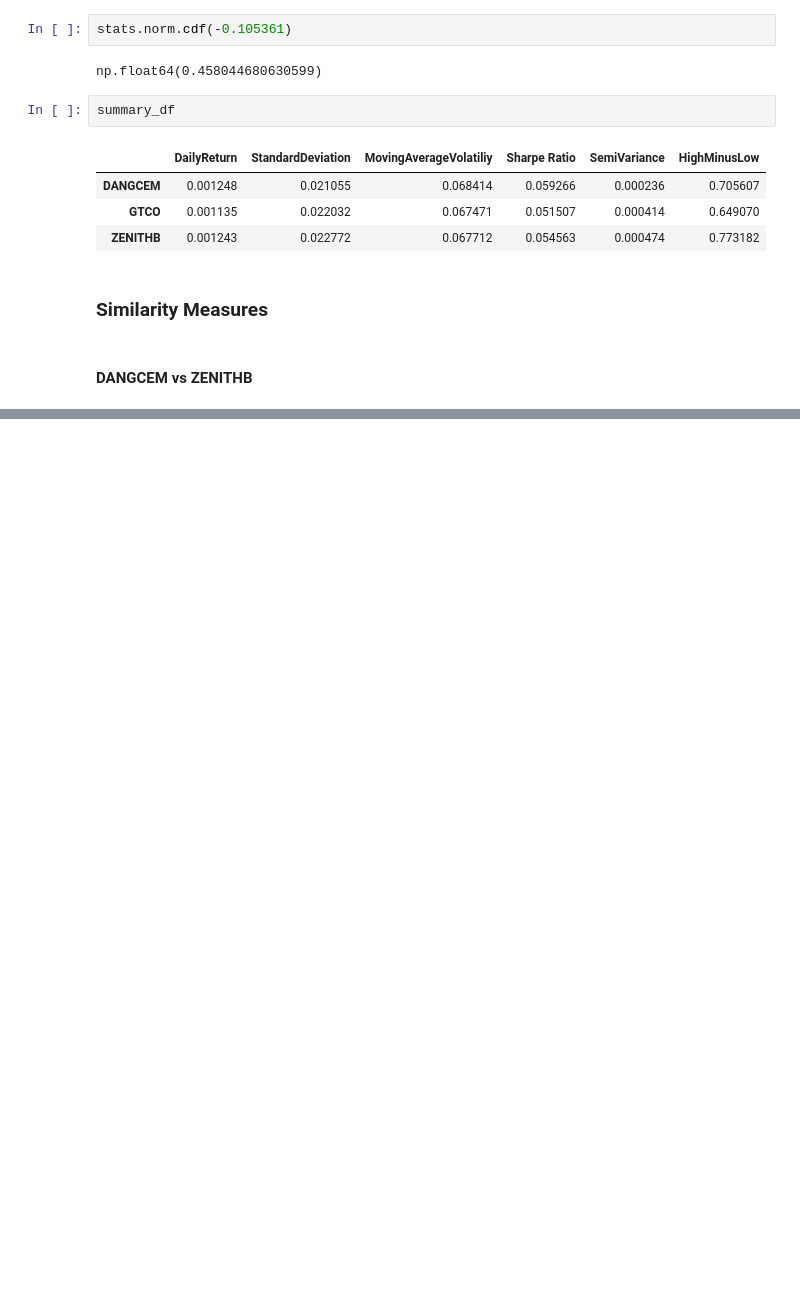
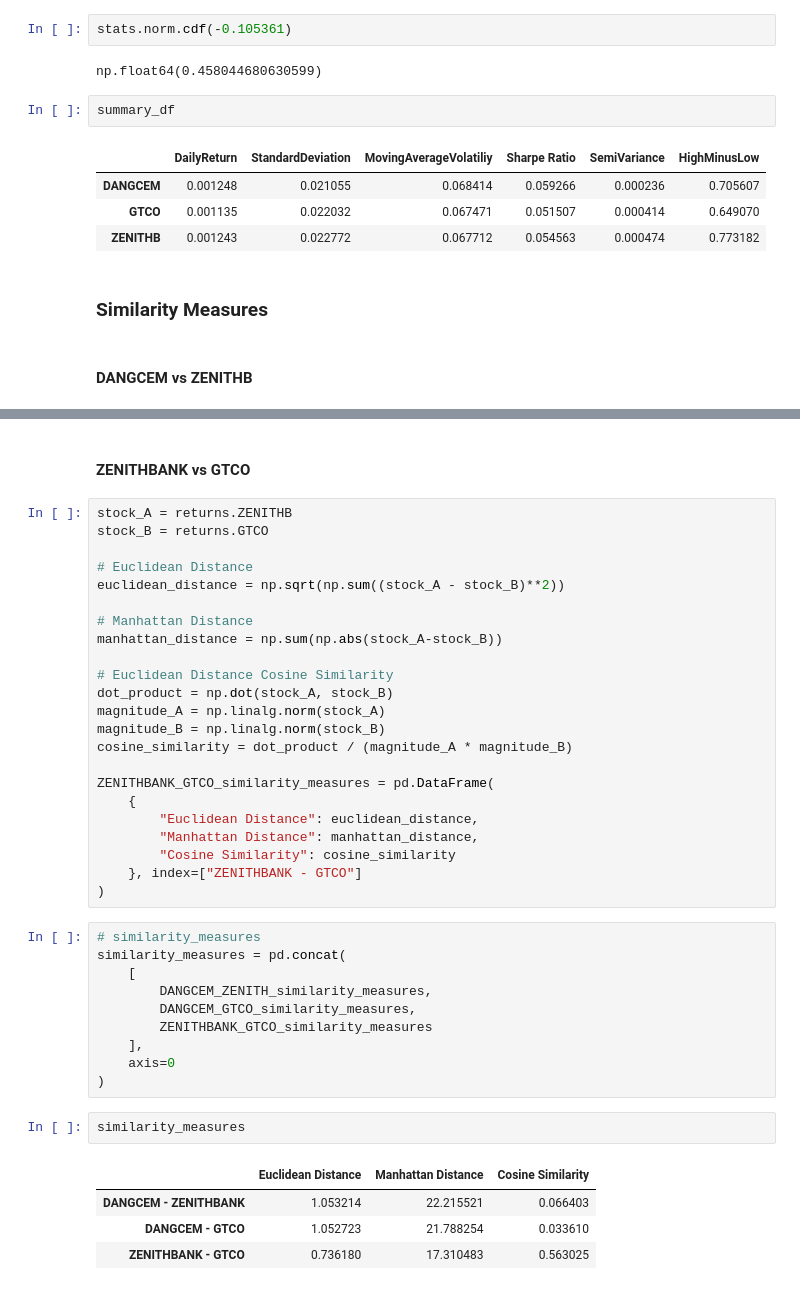
Before and after one commit to emycodesanalytics/finance-data-projects, a Jupyter notebook: 01-equities-performance-analysis/notebooks/equities_performance_analysis.ipynb, the cells around one changed output, grey strips where cells are left out. Drawn from its saved outputs; the diff is of its cells as text; blank space fills up the shorter version.

Commit message:
feat: implemented similarity measures on the remaining two stocks

```diff
--- a/01-equities-performance-analysis/notebooks/equities_performance_analysis.ipynb
+++ b/01-equities-performance-analysis/notebooks/equities_performance_analysis.ipynb
@@ -679 +681,43 @@ DANGCEM_ZENITH_similarity_measures = pd.DataFrame(
 )
+# %% [markdown]
+#### ZENITHBANK vs GTCO
+# %%
+stock_A = returns.ZENITHB
+stock_B = returns.GTCO
+
+# Euclidean Distance
+euclidean_distance = np.sqrt(np.sum((stock_A - stock_B)**2))
+
+# Manhattan Distance
+manhattan_distance = np.sum(np.abs(stock_A-stock_B))
+
+# Euclidean Distance Cosine Similarity
+dot_product = np.dot(stock_A, stock_B)
+magnitude_A = np.linalg.norm(stock_A)
+magnitude_B = np.linalg.norm(stock_B)
+cosine_similarity = dot_product / (magnitude_A * magnitude_B)
+
+ZENITHBANK_GTCO_similarity_measures = pd.DataFrame(
+    {
+        "Euclidean Distance": euclidean_distance,
+        "Manhattan Distance": manhattan_distance,
+        "Cosine Similarity": cosine_similarity
+    }, index=["ZENITHBANK - GTCO"]
+)
+# %%
+# similarity_measures
+similarity_measures = pd.concat(
+    [
+        DANGCEM_ZENITH_similarity_measures,
+        DANGCEM_GTCO_similarity_measures,
+        ZENITHBANK_GTCO_similarity_measures
+    ],
+    axis=0
+)
+# %%
+similarity_measures
+# %% [output]
+|  | Euclidean Distance | Manhattan Distance | Cosine Similarity |
+| DANGCEM - ZENITHBANK | 1.053214 | 22.215521 | 0.066403 |
+| DANGCEM - GTCO | 1.052723 | 21.788254 | 0.033610 |
+| ZENITHBANK - GTCO | 0.736180 | 17.310483 | 0.563025 |
```
Also changed, not shown: parts of 4 cells of this notebook.
